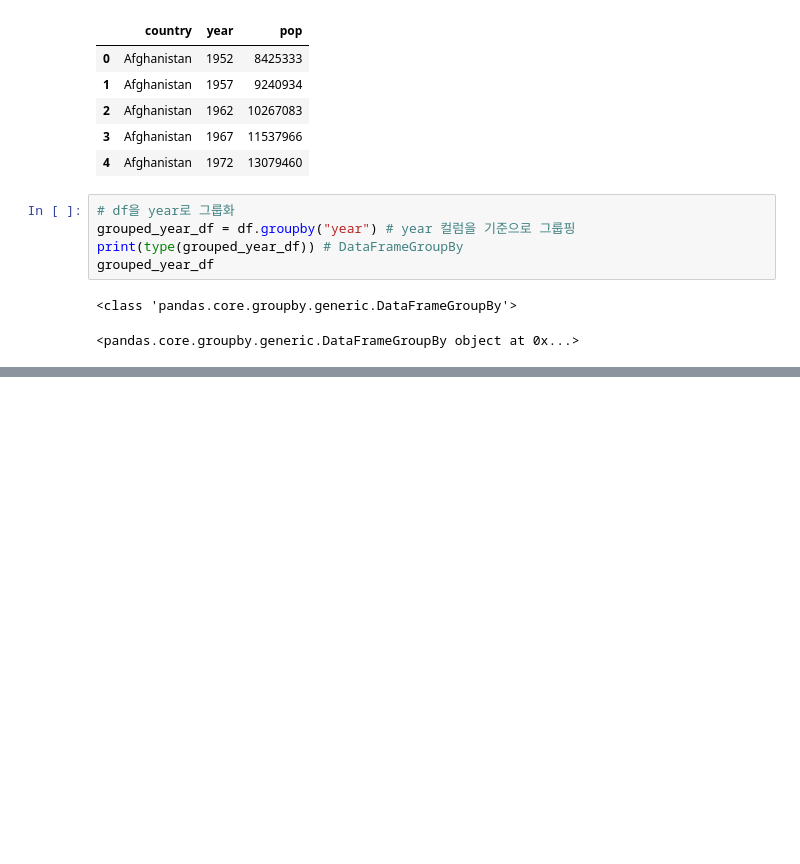
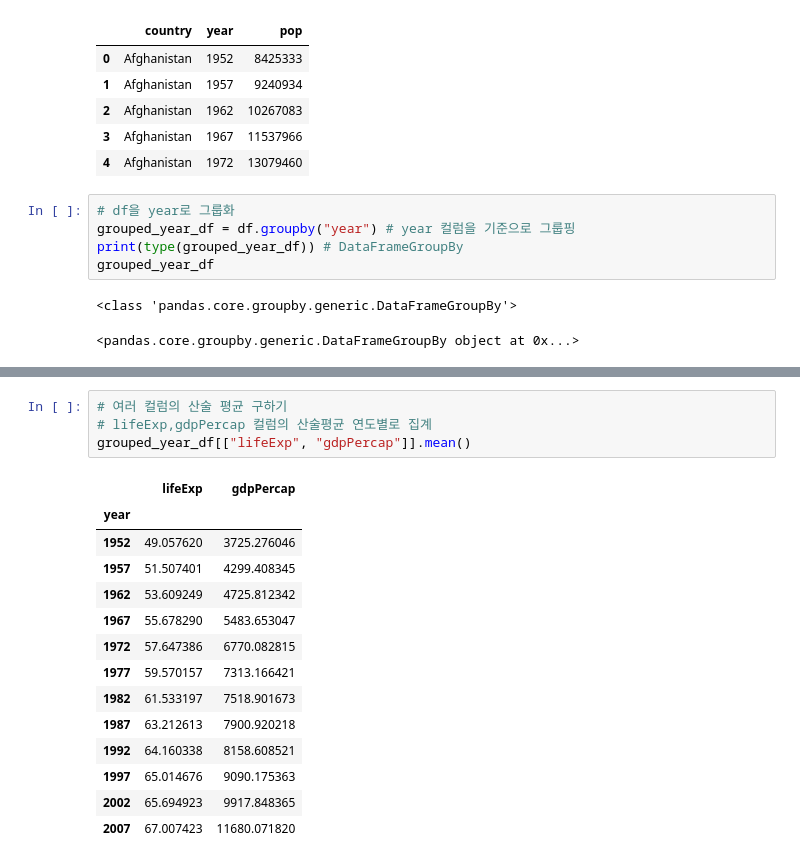
Before and after one commit to dlwldnjsald/datascience_notebook, a Jupyter notebook: 01.EDA with Pandas.ipynb, the cells around one changed output, grey strips where cells are left out. Saved outputs shown, nothing was run; the diff lists cells and outputs as text; blank space fills up the shorter version.

```diff
--- a/01.EDA with Pandas.ipynb
+++ b/01.EDA with Pandas.ipynb
@@ -180,0 +216,19 @@ grouped_year_df
+# %%
+# 여러 컬럼의 산술 평균 구하기
+# lifeExp,gdpPercap 컬럼의 산술평균 연도별로 집계
+grouped_year_df[["lifeExp", "gdpPercap"]].mean()
+# %% [output]
+|  | lifeExp | gdpPercap |
+| year |  |  |
+| 1952 | 49.057620 | 3725.276046 |
+| 1957 | 51.507401 | 4299.408345 |
+| 1962 | 53.609249 | 4725.812342 |
+| 1967 | 55.678290 | 5483.653047 |
+| 1972 | 57.647386 | 6770.082815 |
+| 1977 | 59.570157 | 7313.166421 |
+| 1982 | 61.533197 | 7518.901673 |
+| 1987 | 63.212613 | 7900.920218 |
+| 1992 | 64.160338 | 8158.608521 |
+| 1997 | 65.014676 | 9090.175363 |
+| 2002 | 65.694923 | 9917.848365 |
+| 2007 | 67.007423 | 11680.071820 |
```
Also changed, not shown: parts of 4 cells of this notebook.
